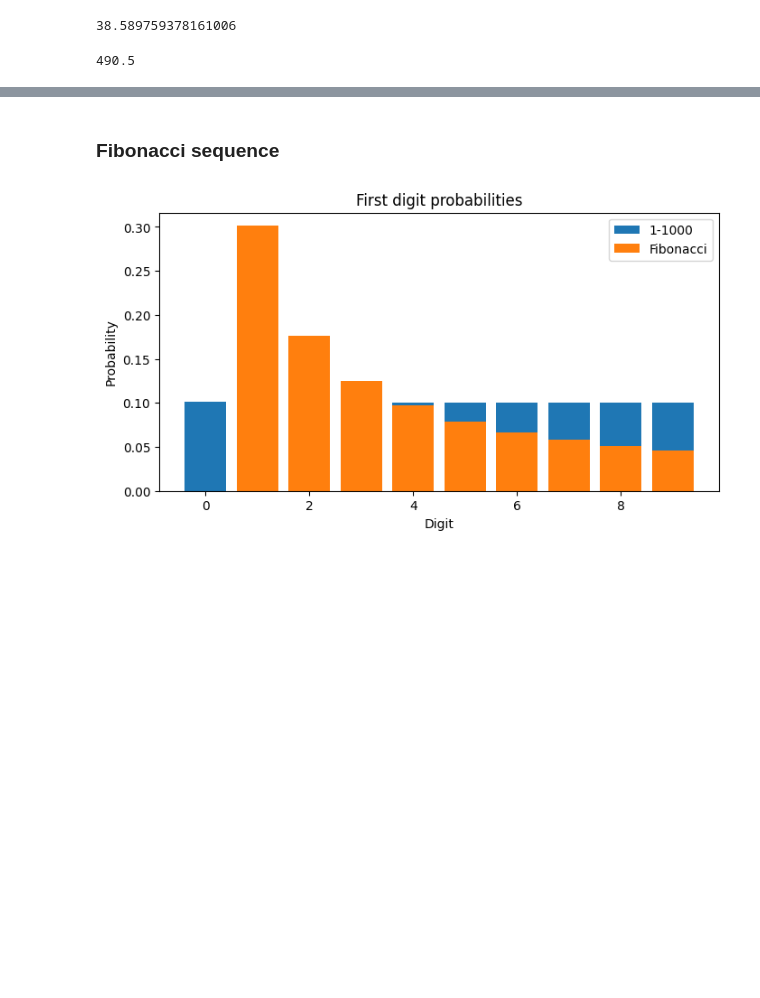
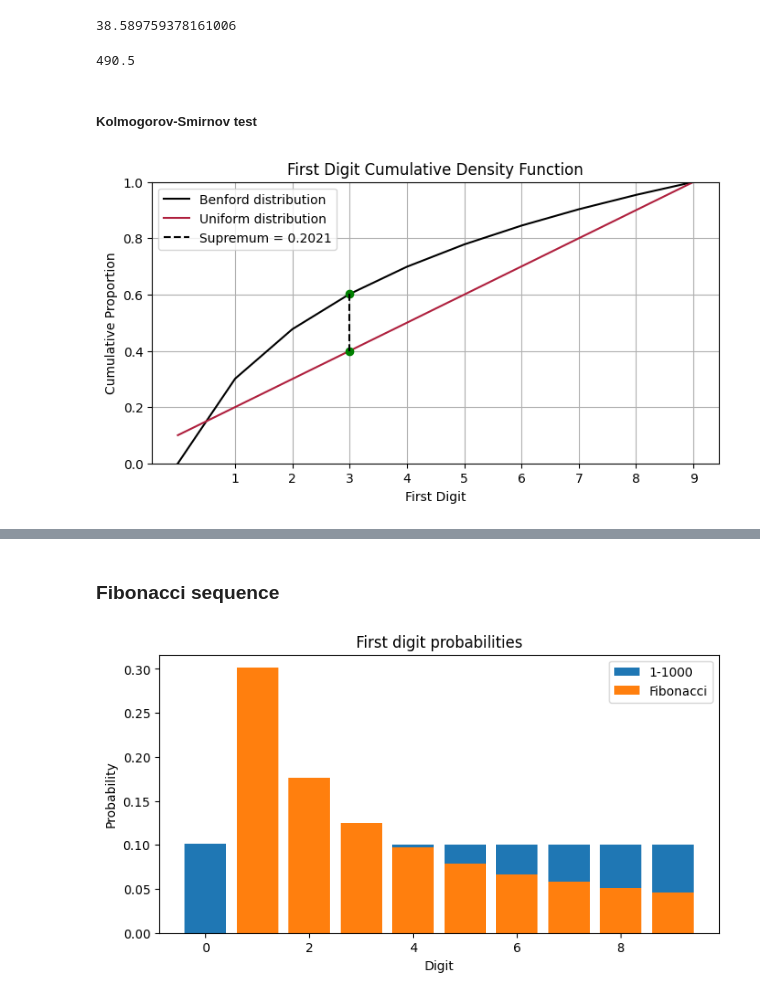
Before and after one commit to Ftoffoletto/masterthesis, a Jupyter notebook: Election/Benford.ipynb, the cells around one changed output, grey strips where cells are left out. Saved outputs shown, nothing was run; the diff lists cells and outputs as text; code cells hidden in the pictures; blank space fills up the shorter version.

Commit message:
KS test

```diff
--- a/Election/Benford.ipynb
+++ b/Election/Benford.ipynb
@@ -491,3 +550,47 @@ calculate_fsd_mean(list(Benford_theory_firsttwo_digits().values()), start_digit=
 calculate_fsd_mean(uniform_10_90, start_digit=10, num_digits=90)
 # %% [output]
 490.5
+# %% [markdown]
+##### Kolmogorov-Smirnov test
+# %%
+# Calculate cumulative proportions for Benford's law and Uniform distribution
+benford_digits = list(benford_nth_digit_probabilities(1).keys())
+benford_probs = list(benford_nth_digit_probabilities(1).values())
+benford_cumulative = [sum(benford_probs[:i+1]) for i in range(len(benford_probs))]
+
+uni_digits = benford_digits  # Ensure the digits align with Benford's digits
+uni_probs = [0.1] * len(uni_digits)  # Uniform probabilities for digits 1 through 9
+uni_cumulative = [sum(uni_probs[:i+1]) for i in range(len(uni_probs))]
+
+# Calculate the supremum (maximum difference) and find the corresponding x value
+differences = [abs(b - u) for b, u in zip(benford_cumulative, uni_cumulative)]
+supremum = max(differences)
+supremum_index = differences.index(supremum)
+supremum_x = benford_digits[supremum_index]
+supremum_y_benford = benford_cumulative[supremum_index]
+supremum_y_uni = uni_cumulative[supremum_index]
+
+# Plot cumulative density functions
+fig, ax = plt.subplots(figsize=(8, 4))
+ax.plot(benford_digits, benford_cumulative, 'black', label='Benford distribution')
+ax.plot(uni_digits, uni_cumulative, color="#af203e", label='Uniform distribution')
+
+# Highlight the supremum point
+ax.plot([supremum_x], [supremum_y_benford], 'go')  # Point on Benford curve
+ax.plot([supremum_x], [supremum_y_uni], 'go')  # Point on Uniform curve
+ax.vlines(supremum_x, supremum_y_uni, supremum_y_benford, colors='k', linestyle='--', label=f'Supremum = {supremum:.4f}')
+
+ax.set_xticks(range(1, 10))
+
+
+
+# Add title, labels, and legend
+ax.set_title('First Digit Cumulative Density Function')
+ax.set_xlabel('First Digit')
+ax.set_ylabel('Cumulative Proportion')
+ax.set_ylim(0, 1)  # Ensure the y-axis starts at 0 and ends at 1
+ax.legend()
+ax.grid(True)
+plt.show()
+# %% [output]
+[figure, added]
```
Also changed, not shown: parts of 27 cells of this notebook, 3 other files.
